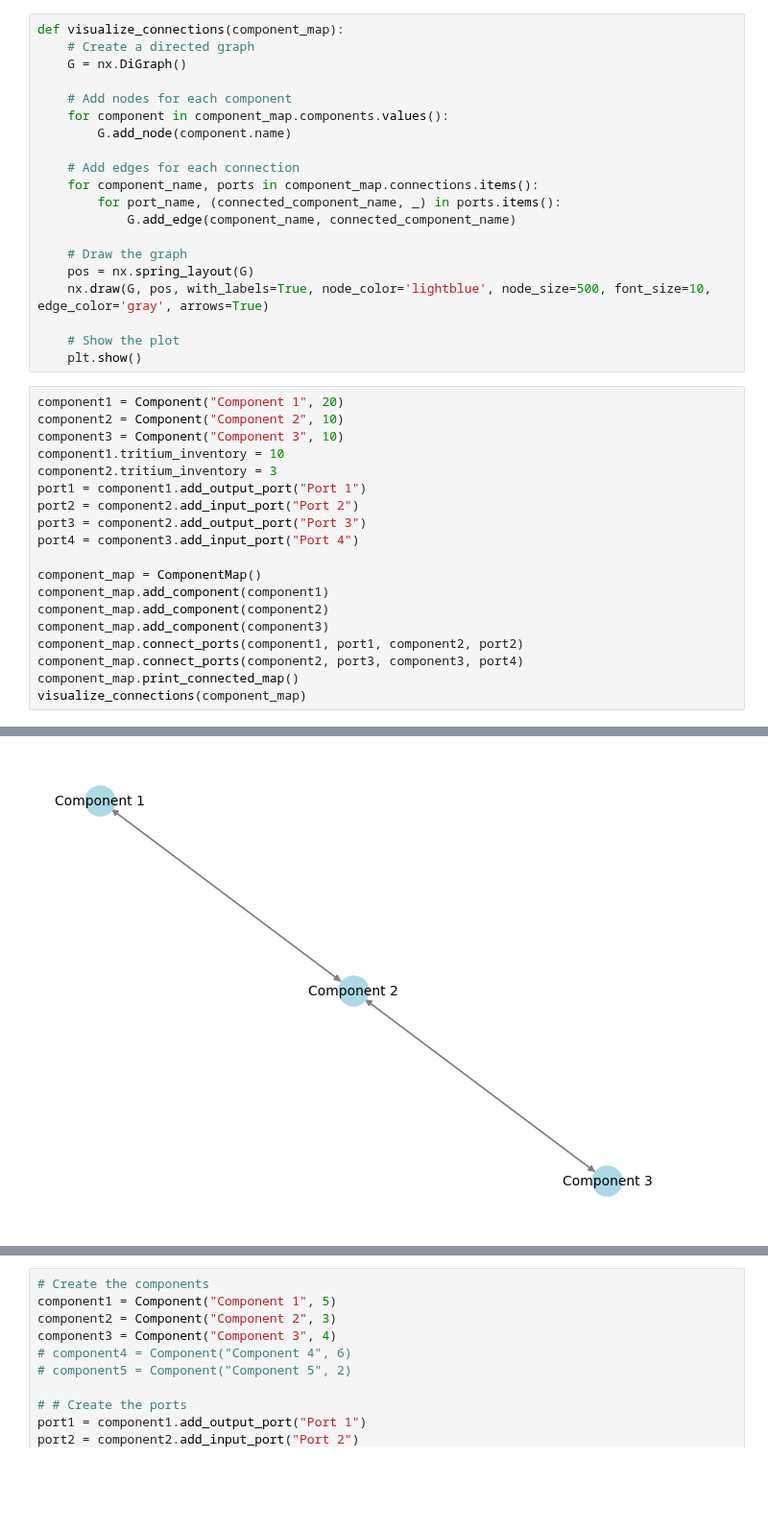
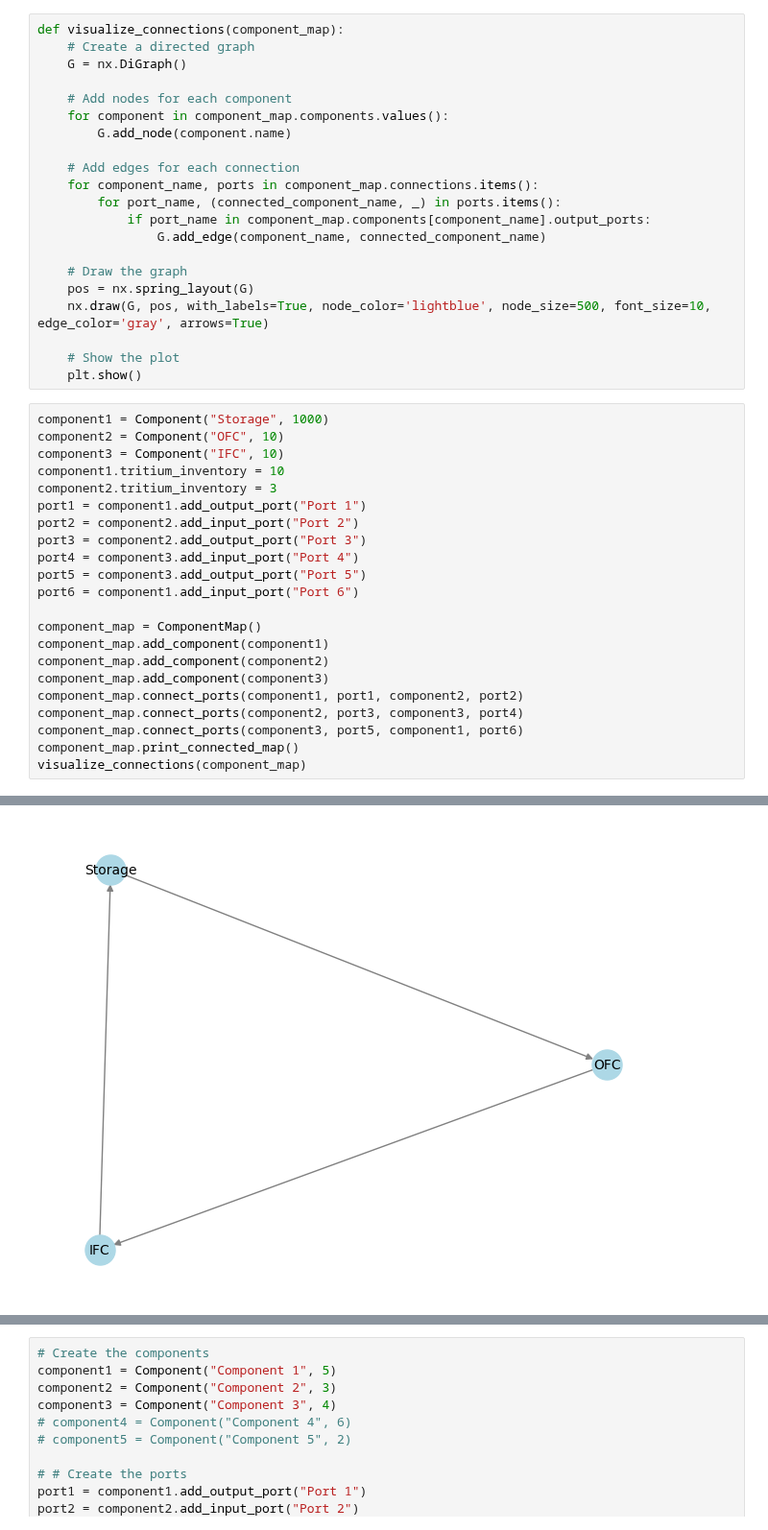
Before and after one commit to gabriele-ferrero/TRIOMA, a Jupyter notebook: test.ipynb, the cells around one changed output, grey strips where cells are left out. Shown at 96% size. Cells and saved outputs as stored; diff of their text form; blank space fills up the shorter version.

```diff
--- a/test.ipynb
+++ b/test.ipynb
@@ -158,7 +157,8 @@ def visualize_connections(component_map):
     # Add edges for each connection
     for component_name, ports in component_map.connections.items():
         for port_name, (connected_component_name, _) in ports.items():
-            G.add_edge(component_name, connected_component_name)
+            if port_name in component_map.components[component_name].output_ports:
+                G.add_edge(component_name, connected_component_name)
 
     # Draw the graph
     pos = nx.spring_layout(G)
@@ -167,15 +167,17 @@ def visualize_connections(component_map):
     # Show the plot
     plt.show()
 # %%
-component1 = Component("Component 1", 20)
-component2 = Component("Component 2", 10)
-component3 = Component("Component 3", 10)
+component1 = Component("Storage", 1000)
+component2 = Component("OFC", 10)
+component3 = Component("IFC", 10)
 component1.tritium_inventory = 10
 component2.tritium_inventory = 3
 port1 = component1.add_output_port("Port 1")
 port2 = component2.add_input_port("Port 2")
 port3 = component2.add_output_port("Port 3")
 port4 = component3.add_input_port("Port 4")
+port5 = component3.add_output_port("Port 5")
+port6 = component1.add_input_port("Port 6")
 
 component_map = ComponentMap()
 component_map.add_component(component1)
@@ -183,6 +185,7 @@ component_map.add_component(component2)
 component_map.add_component(component3)
 component_map.connect_ports(component1, port1, component2, port2)
 component_map.connect_ports(component2, port3, component3, port4)
+component_map.connect_ports(component3, port5, component1, port6)
 component_map.print_connected_map()
 visualize_connections(component_map)
 # %% [output]
@@ -196 +201 @@ Component: Component 3
-[figure, old version]
+[figure, new version]
```
Also changed, not shown: parts of 7 cells of this notebook.
